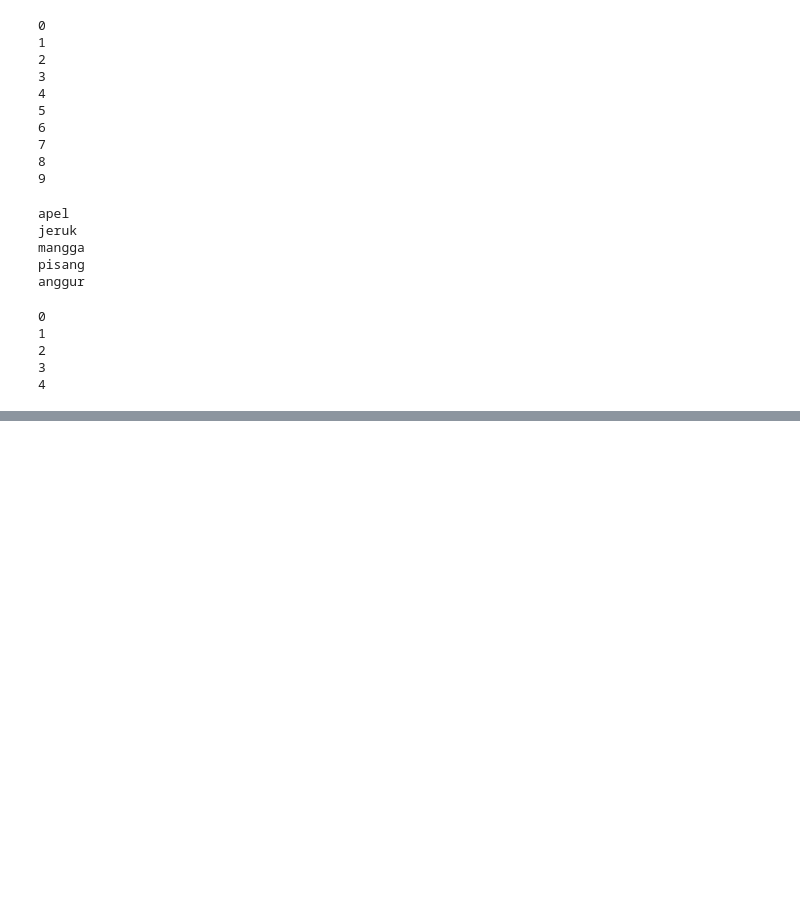
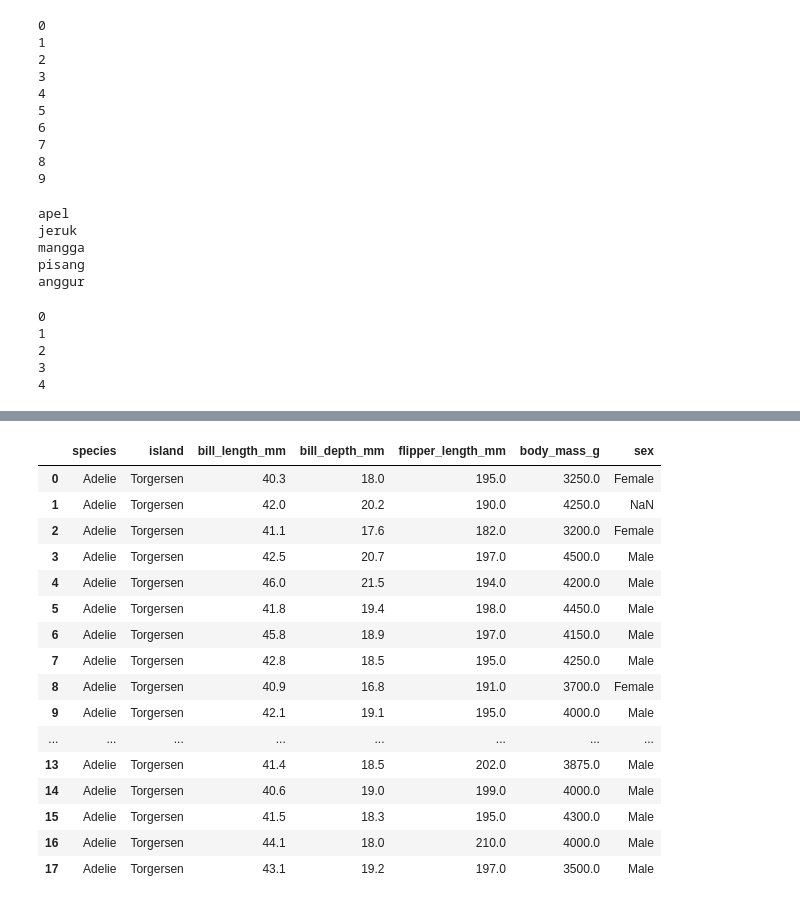
Before and after one commit to marlinps/dsml, a Jupyter notebook: Day1.ipynb, the cells around one changed output, grey strips where cells are left out. Drawn from its saved outputs; the diff is of its cells as text; code cells hidden in the pictures; blank space fills up the shorter version.

```diff
--- a/Day1.ipynb
+++ b/Day1.ipynb
@@ -108,0 +331,20 @@ for i in range(len(list_buah)):
+# %%
+df[(df['island'] == 'Torgersen') & (df['bill_length_mm'] > 40)].reset_index(drop=True) # Filter rows where island is 'Torgersen' and bill_length_mm is greater than 40
+# %% [output]
+|  | species | island | bill_length_mm | bill_depth_mm | flipper_length_mm | body_mass_g | sex |
+| 0 | Adelie | Torgersen | 40.3 | 18.0 | 195.0 | 3250.0 | Female |
+| 1 | Adelie | Torgersen | 42.0 | 20.2 | 190.0 | 4250.0 | NaN |
+| 2 | Adelie | Torgersen | 41.1 | 17.6 | 182.0 | 3200.0 | Female |
+| 3 | Adelie | Torgersen | 42.5 | 20.7 | 197.0 | 4500.0 | Male |
+| 4 | Adelie | Torgersen | 46.0 | 21.5 | 194.0 | 4200.0 | Male |
+| 5 | Adelie | Torgersen | 41.8 | 19.4 | 198.0 | 4450.0 | Male |
+| 6 | Adelie | Torgersen | 45.8 | 18.9 | 197.0 | 4150.0 | Male |
+| 7 | Adelie | Torgersen | 42.8 | 18.5 | 195.0 | 4250.0 | Male |
+| 8 | Adelie | Torgersen | 40.9 | 16.8 | 191.0 | 3700.0 | Female |
+| 9 | Adelie | Torgersen | 42.1 | 19.1 | 195.0 | 4000.0 | Male |
+| ... | ... | ... | ... | ... | ... | ... | ... |
+| 13 | Adelie | Torgersen | 41.4 | 18.5 | 202.0 | 3875.0 | Male |
+| 14 | Adelie | Torgersen | 40.6 | 19.0 | 199.0 | 4000.0 | Male |
+| 15 | Adelie | Torgersen | 41.5 | 18.3 | 195.0 | 4300.0 | Male |
+| 16 | Adelie | Torgersen | 44.1 | 18.0 | 210.0 | 4000.0 | Male |
+| 17 | Adelie | Torgersen | 43.1 | 19.2 | 197.0 | 3500.0 | Male |
```
Also changed, not shown: parts of 38 cells of this notebook.
